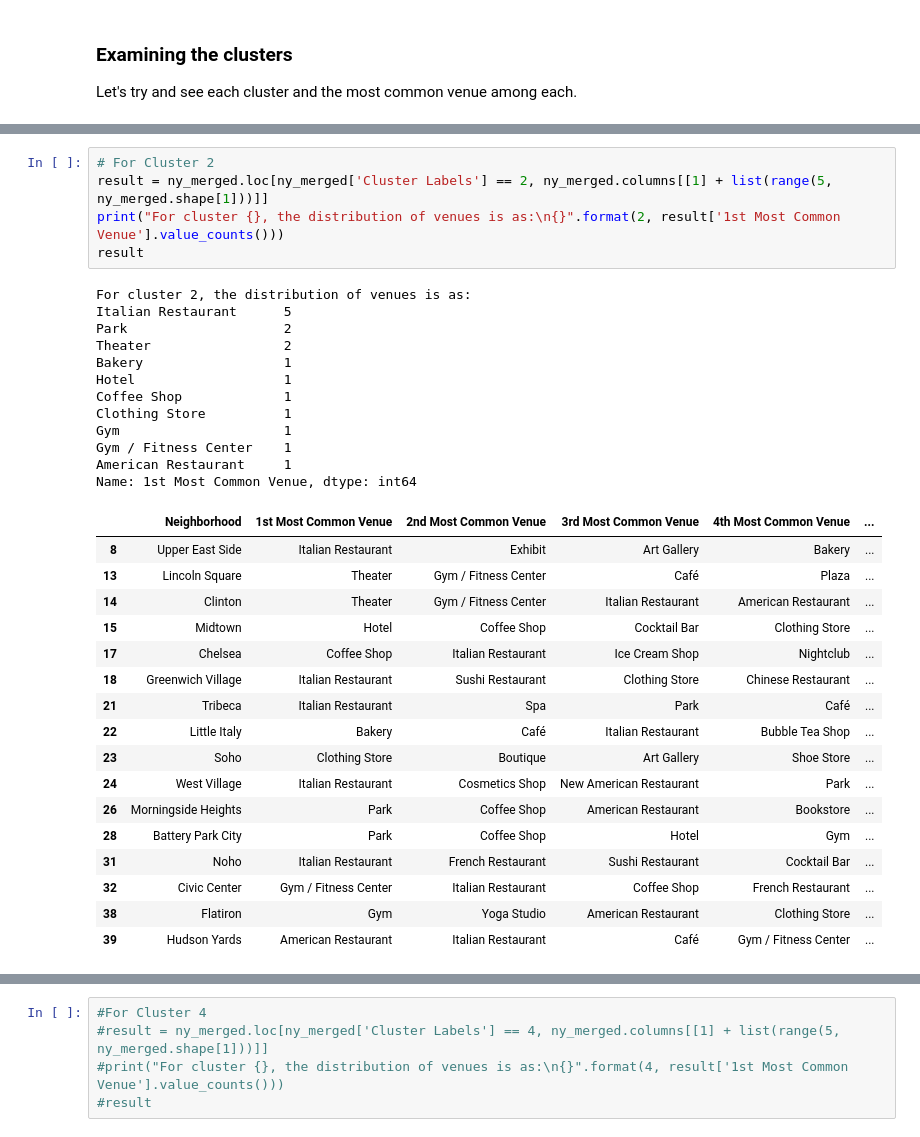
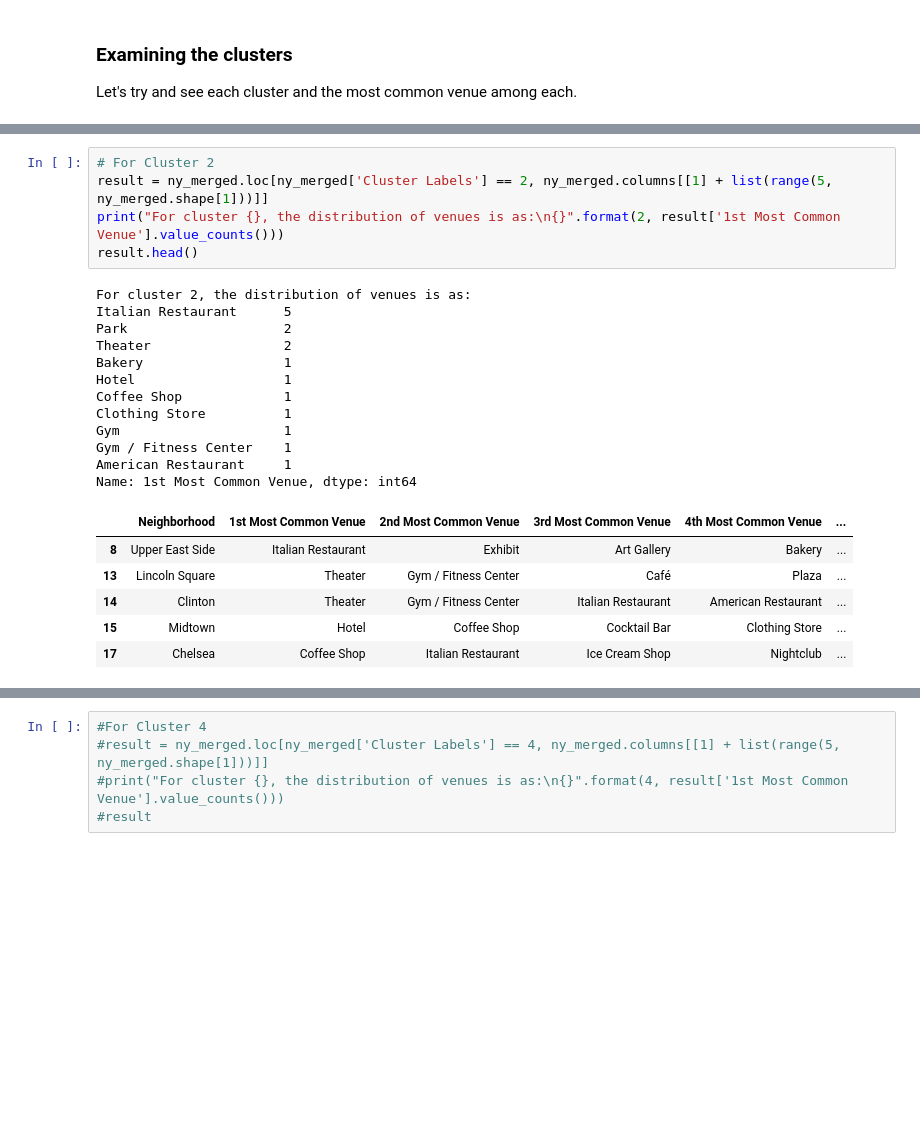
Before and after one commit to svitlanabuslovska/the-battle-of-neighborhoods, a Jupyter notebook: week-2/1.ipynb, the cells around one changed output, grey strips where cells are left out. Cells and saved outputs as stored; diff of their text form; blank space fills up the shorter version.

```diff
--- a/week-2/1.ipynb
+++ b/week-2/1.ipynb
@@ -1065,38 +953,27 @@ Name: 1st Most Common Venue, dtype: int64
 # %%
 # For Cluster 2
 result = ny_merged.loc[ny_merged['Cluster Labels'] == 2, ny_merged.columns[[1] + list(range(5, ny_merged.shape[1]))]]
 print("For cluster {}, the distribution of venues is as:\n{}".format(2, result['1st Most Common Venue'].value_counts()))
-result
+result.head()
 # %% [output]
 For cluster 2, the distribution of venues is as:
 Italian Restaurant      5
 Park                    2
 Theater                 2
 Bakery                  1
 Hotel                   1
 Coffee Shop             1
 Clothing Store          1
 Gym                     1
 Gym / Fitness Center    1
 American Restaurant     1
 Name: 1st Most Common Venue, dtype: int64
 |  | Neighborhood | 1st Most Common Venue | 2nd Most Common Venue | 3rd Most Common Venue | 4th Most Common Venue | ... |
 | 8 | Upper East Side | Italian Restaurant | Exhibit | Art Gallery | Bakery | ... |
 | 13 | Lincoln Square | Theater | Gym / Fitness Center | Café | Plaza | ... |
 | 14 | Clinton | Theater | Gym / Fitness Center | Italian Restaurant | American Restaurant | ... |
 | 15 | Midtown | Hotel | Coffee Shop | Cocktail Bar | Clothing Store | ... |
 | 17 | Chelsea | Coffee Shop | Italian Restaurant | Ice Cream Shop | Nightclub | ... |
-| 18 | Greenwich Village | Italian Restaurant | Sushi Restaurant | Clothing Store | Chinese Restaurant | ... |
-| 21 | Tribeca | Italian Restaurant | Spa | Park | Café | ... |
-| 22 | Little Italy | Bakery | Café | Italian Restaurant | Bubble Tea Shop | ... |
-| 23 | Soho | Clothing Store | Boutique | Art Gallery | Shoe Store | ... |
-| 24 | West Village | Italian Restaurant | Cosmetics Shop | New American Restaurant | Park | ... |
-| 26 | Morningside Heights | Park | Coffee Shop | American Restaurant | Bookstore | ... |
-| 28 | Battery Park City | Park | Coffee Shop | Hotel | Gym | ... |
-| 31 | Noho | Italian Restaurant | French Restaurant | Sushi Restaurant | Cocktail Bar | ... |
-| 32 | Civic Center | Gym / Fitness Center | Italian Restaurant | Coffee Shop | French Restaurant | ... |
-| 38 | Flatiron | Gym | Yoga Studio | American Restaurant | Clothing Store | ... |
-| 39 | Hudson Yards | American Restaurant | Italian Restaurant | Café | Gym / Fitness Center | ... |
 # %%
 # For Cluster 3
 result = ny_merged.loc[ny_merged['Cluster Labels'] == 3, ny_merged.columns[[1] + list(range(5, ny_merged.shape[1]))]]
```
Also changed, not shown: parts of 47 cells of this notebook.
